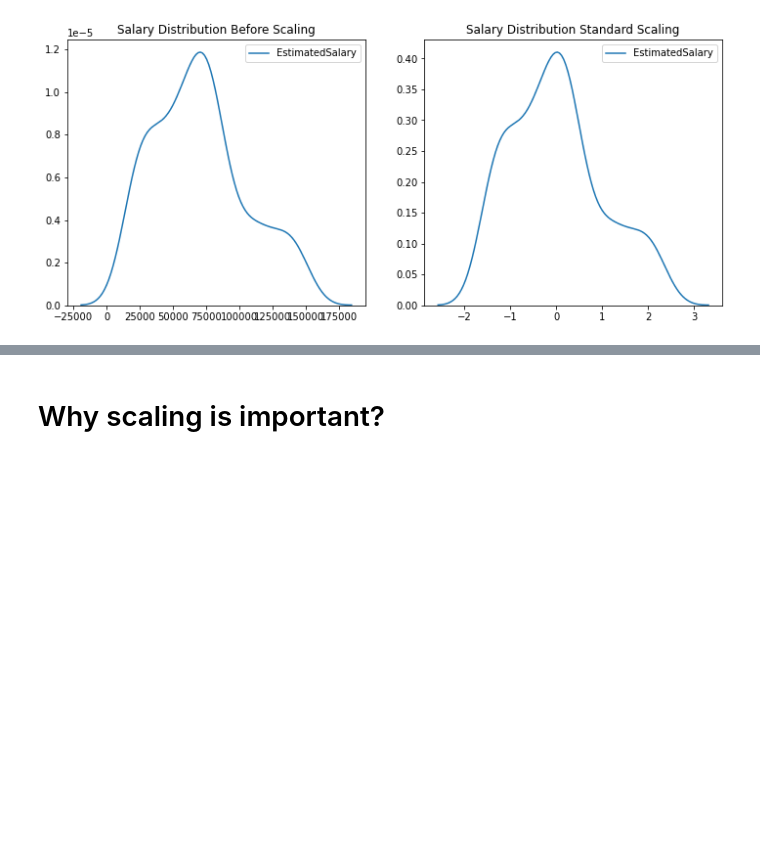
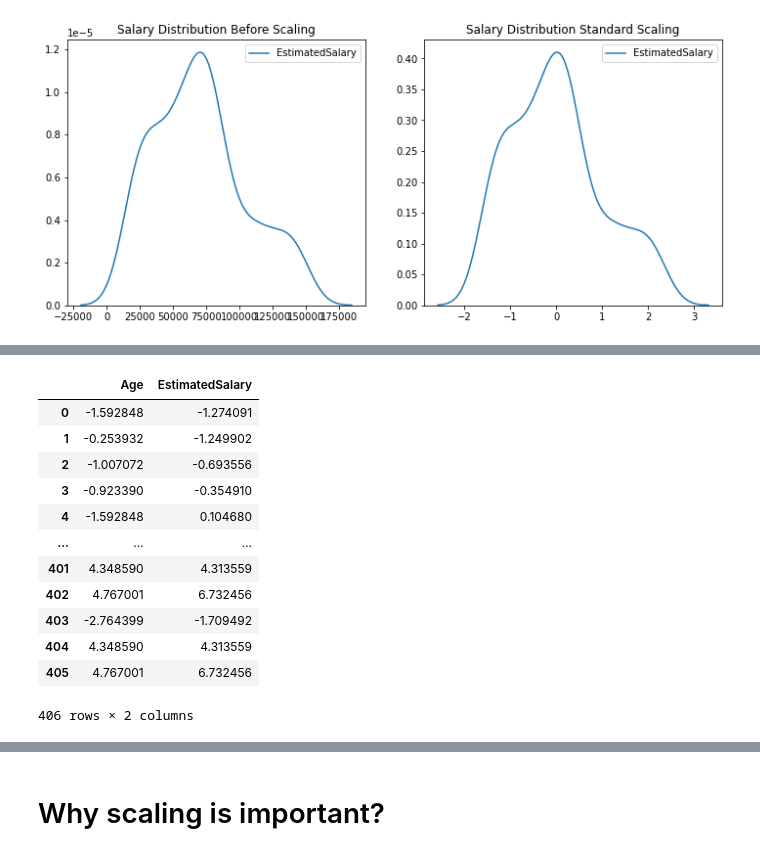
Before and after one commit to sahilkhan-7/Machine-Learning-basic-to-advance, a Jupyter notebook: Feature Engineering/standard.ipynb, the cells around one changed output, grey strips where cells are left out. Cells and saved outputs as stored; diff of their text form; code cells hidden in the pictures; blank space fills up the shorter version.

```diff
--- a/Feature Engineering/standard.ipynb
+++ b/Feature Engineering/standard.ipynb
@@ -167,0 +169,29 @@ plt.show()
+# %%
+class standard_scaler:
+    def __init__(self) -> None:
+        self.mean_ = list()
+        self.std_ = list()
+        self.cols = list()
+
+
+    def fit(self, train_df):
+        self.mean_ = train_df.mean().values
+        self.std_ = train_df.std(ddof=0).values
+        self.cols = train_df.columns
+        # print("Fitted means:", self.mean_)
+        # print("Fitted stds:", self.std_)
+
+    def transform(self, test_df):
+
+        if len(self.cols) != len(test_df.columns):
+            raise ValueError("Number of columns in test data must match the number of columns in training data.")
+
+        test_df = test_df.copy()
+        for i, col in enumerate(test_df.columns):
+            test_df[col] = (test_df[col] - self.mean_[i])/self.std_[i]
+
+        return test_df
+
+    def fit_transform(self, train_df):
+        self.fit(train_df)
+        return self.transform(train_df)
@@ -167,0 +214,20 @@ plt.show()
+# %%
+my_scaler = standard_scaler()
+
+my_scaler.fit(df.drop('Purchased', axis=1))
+scaled_df = my_scaler.transform(df.drop('Purchased', axis=1))
+scaled_df
+# %% [output]
+|  | Age | EstimatedSalary |
+| 0 | -1.592848 | -1.274091 |
+| 1 | -0.253932 | -1.249902 |
+| 2 | -1.007072 | -0.693556 |
+| 3 | -0.923390 | -0.354910 |
+| 4 | -1.592848 | 0.104680 |
+| ... | ... | ... |
+| 401 | 4.348590 | 4.313559 |
+| 402 | 4.767001 | 6.732456 |
+| 403 | -2.764399 | -1.709492 |
+| 404 | 4.348590 | 4.313559 |
+| 405 | 4.767001 | 6.732456 |
+406 rows × 2 columns
```
Also changed, not shown: parts of 14 cells of this notebook.
